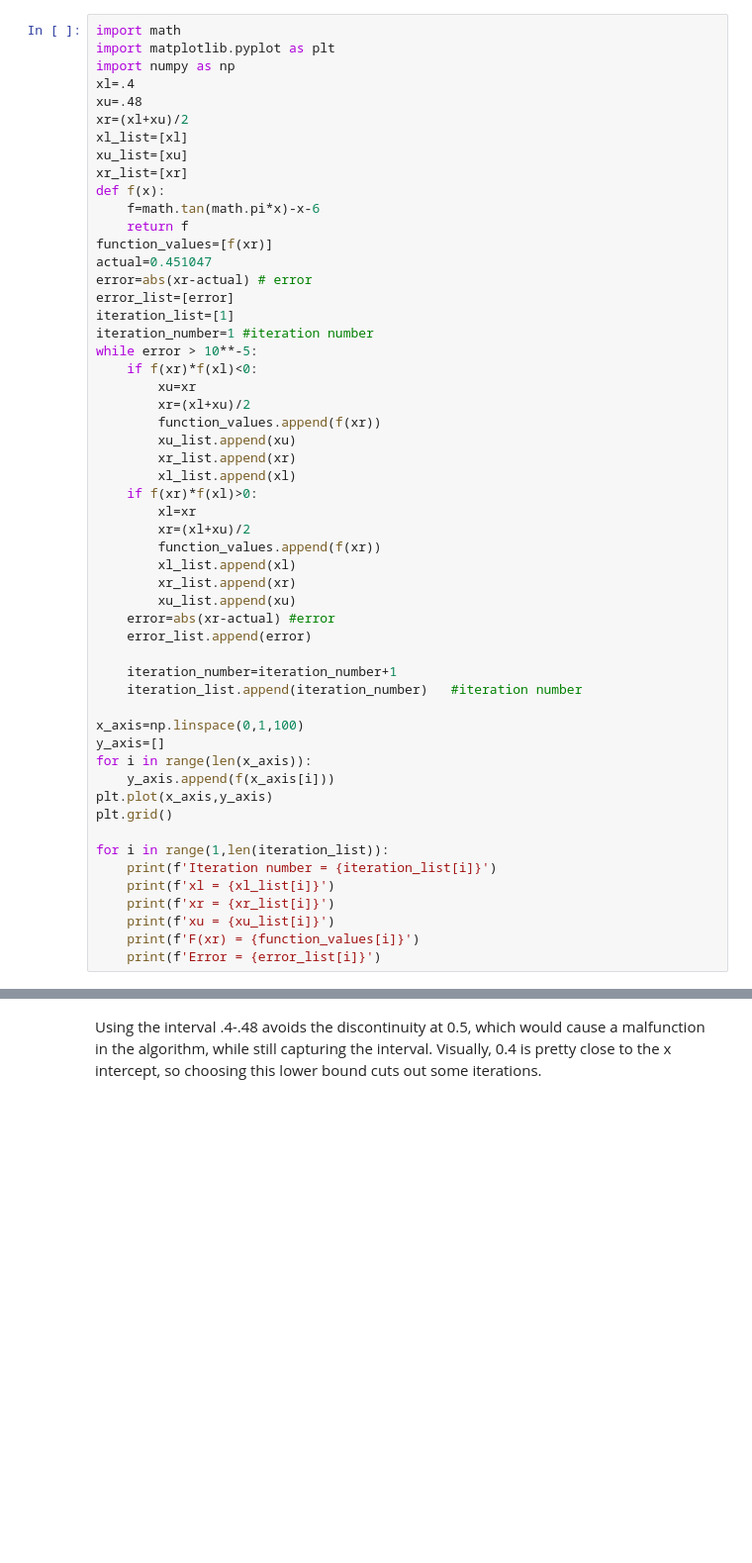
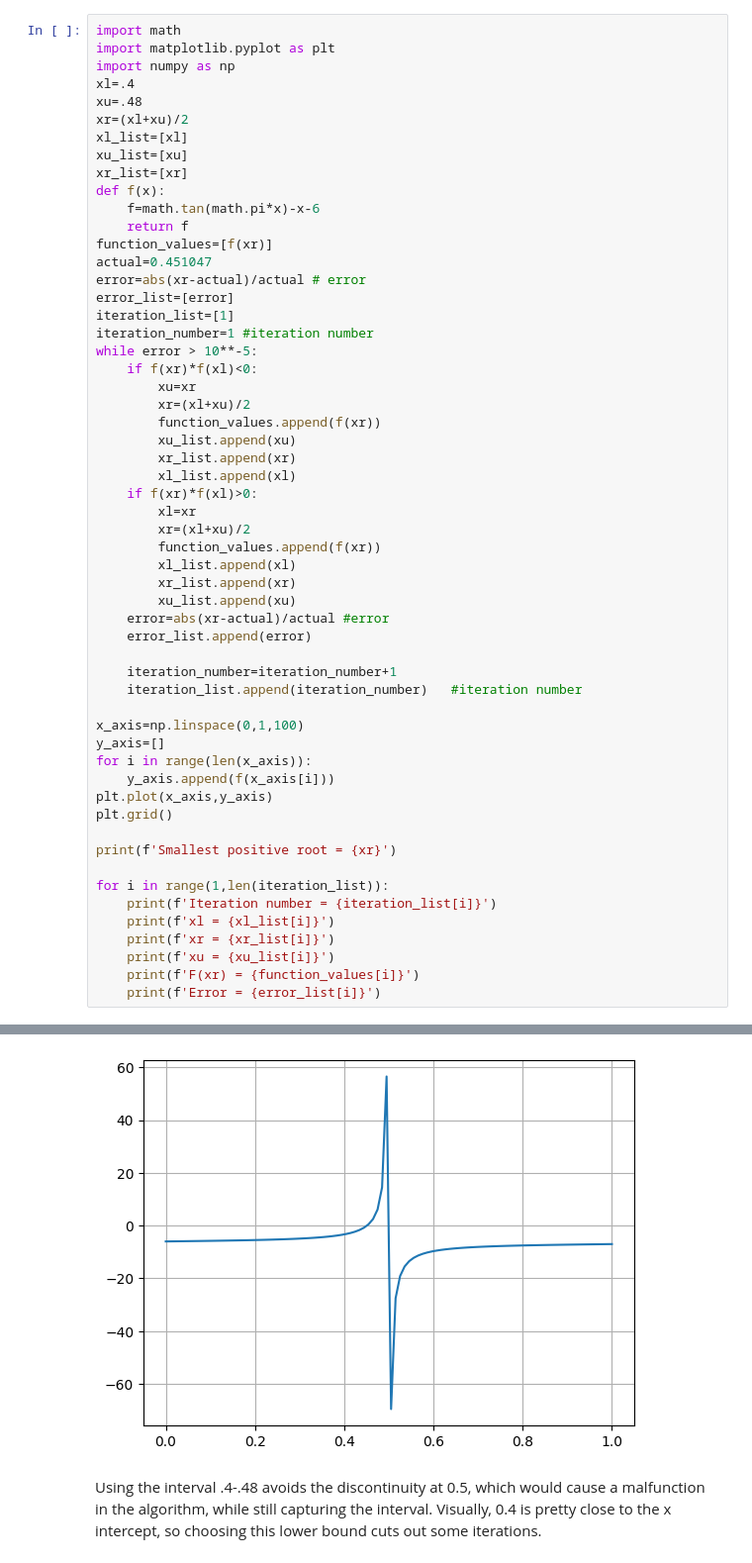
Before and after one commit to RachelWilliams2006/ENGRD3200, a Jupyter notebook: Problem set 4.ipynb, the cells around one changed output, grey strips where cells are left out. Shown at 99% size. Drawn from its saved outputs; the diff is of its cells as text; blank space fills up the shorter version.

```diff
--- a/Problem set 4.ipynb
+++ b/Problem set 4.ipynb
@@ -15,7 +15,7 @@ def f(x):
     return f
 function_values=[f(xr)]
 actual=0.451047
-error=abs(xr-actual) # error
+error=abs(xr-actual)/actual # error
 error_list=[error]
 iteration_list=[1]
 iteration_number=1 #iteration number
@@ -34,7 +34,7 @@ while error > 10**-5:
         xl_list.append(xl)
         xr_list.append(xr)
         xu_list.append(xu)
-    error=abs(xr-actual) #error
+    error=abs(xr-actual)/actual #error
     error_list.append(error)
 
     iteration_number=iteration_number+1
@@ -47,6 +47,8 @@ for i in range(len(x_axis)):
 plt.plot(x_axis,y_axis)
 plt.grid()
 
+print(f'Smallest positive root = {xr}')
+
 for i in range(1,len(iteration_list)):
     print(f'Iteration number = {iteration_list[i]}')
     print(f'xl = {xl_list[i]}')
@@ -54,3 +56,4 @@ for i in range(1,len(iteration_list)):
     print(f'xu = {xu_list[i]}')
     print(f'F(xr) = {function_values[i]}')
     print(f'Error = {error_list[i]}')
+# %% [output]
@@ -57,3 +77,4 @@ for i in range(1,len(iteration_list)):
+[figure, added]
 # %% [markdown]
 Using the interval .4-.48 avoids the discontinuity at 0.5, which would cause a malfunction in the algorithm, while still capturing the interval. Visually, 0.4 is pretty close to the x intercept, so choosing this lower bound cuts out some iterations.
 # %% [markdown]
```
Also changed, not shown: parts of 3 cells of this notebook, 1 other file.
